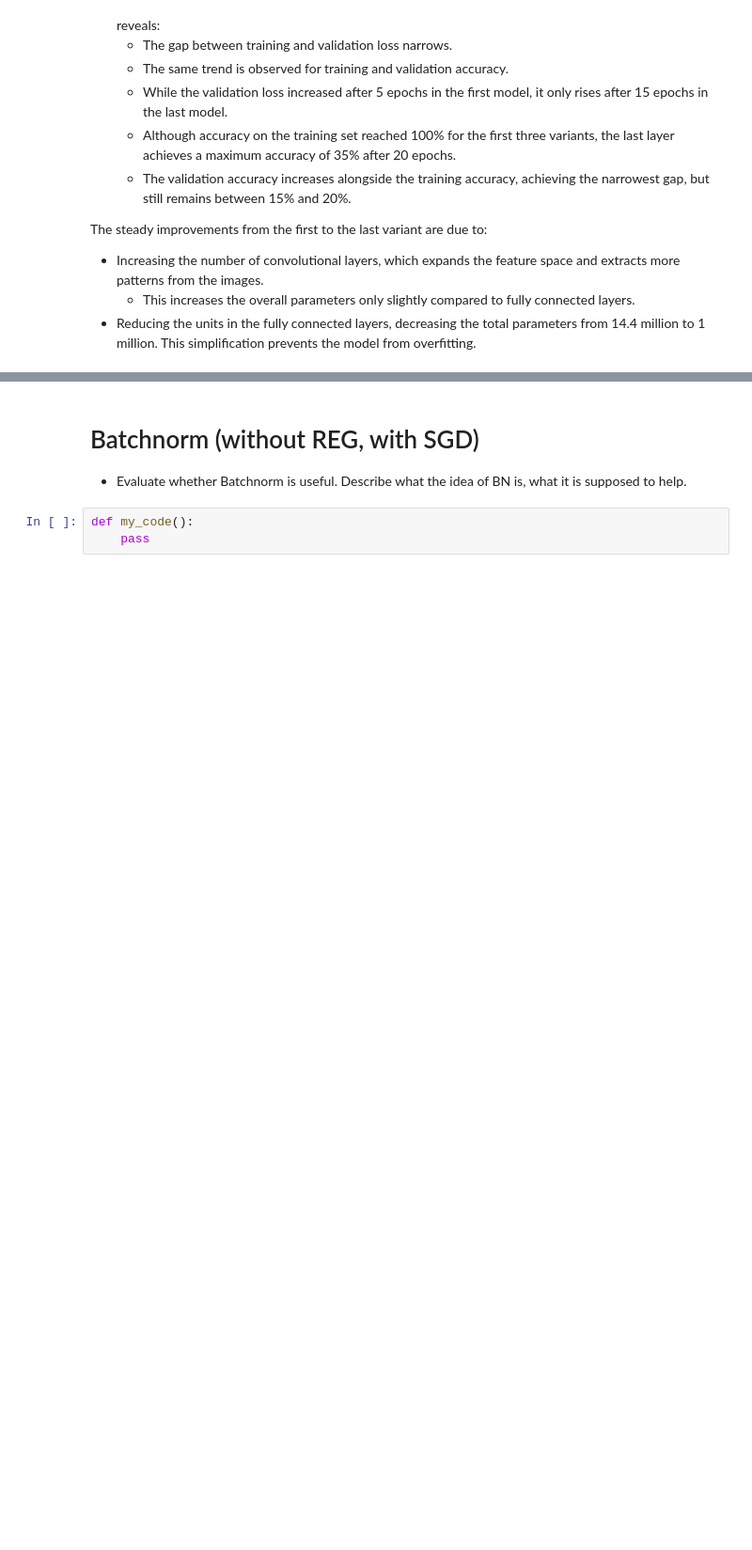
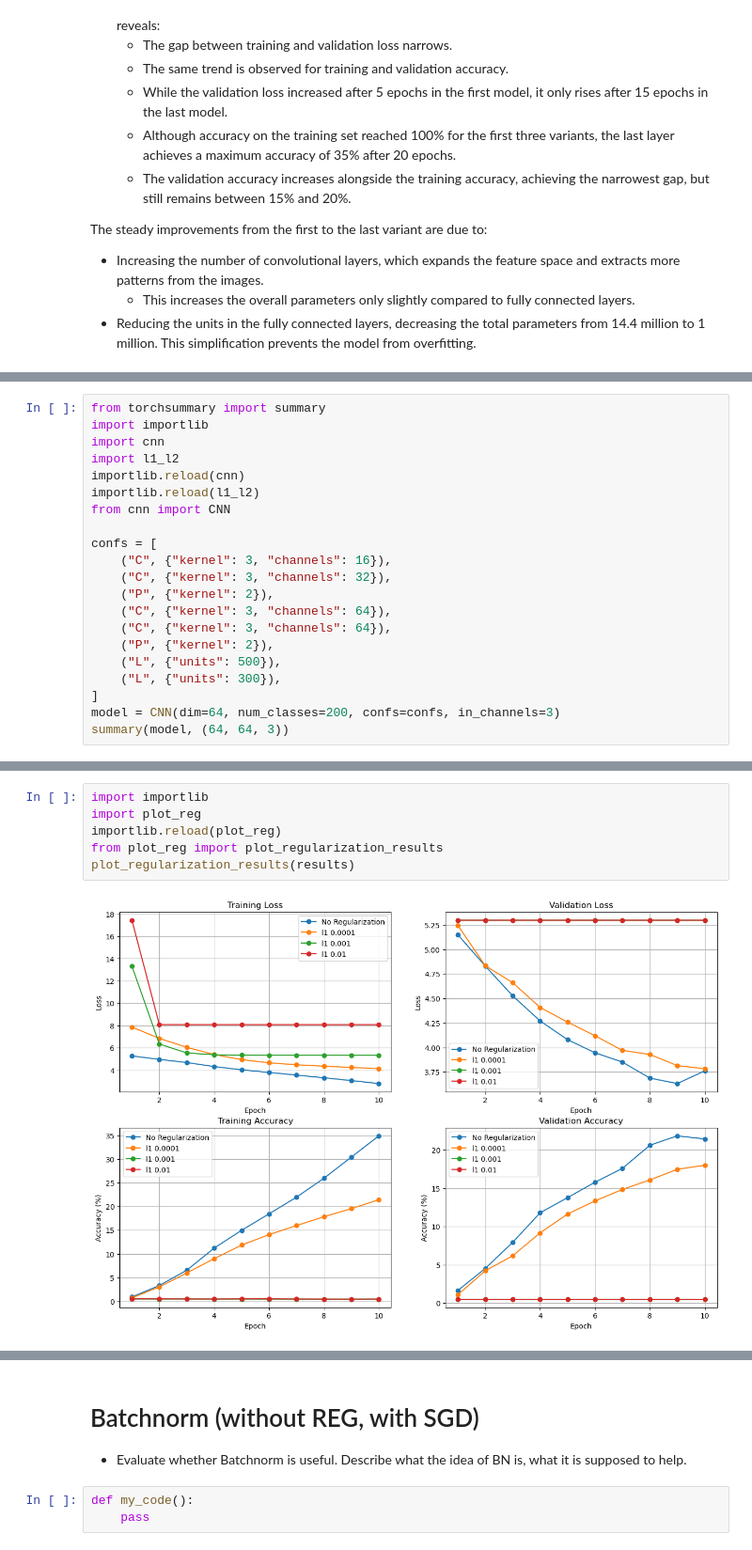
Before and after one commit to hariveliki/deep-learning, a Jupyter notebook: mc1new.ipynb, the cells around one changed output, grey strips where cells are left out. Shown at 94% size. Cells and saved outputs as stored; diff of their text form; blank space fills up the shorter version.

Commit message:
Add regularization l1,l2, and dropout

```diff
--- a/mc1new.ipynb
+++ b/mc1new.ipynb
@@ -947,0 +982,21 @@ def my_code():
+# %%
+from torchsummary import summary
+import importlib
+import cnn
+import l1_l2
+importlib.reload(cnn)
+importlib.reload(l1_l2)
+from cnn import CNN
+
+confs = [
+    ("C", {"kernel": 3, "channels": 16}),
+    ("C", {"kernel": 3, "channels": 32}),
+    ("P", {"kernel": 2}),
+    ("C", {"kernel": 3, "channels": 64}),
+    ("C", {"kernel": 3, "channels": 64}),
+    ("P", {"kernel": 2}),
+    ("L", {"units": 500}),
+    ("L", {"units": 300}),
+]
+model = CNN(dim=64, num_classes=200, confs=confs, in_channels=3)
+summary(model, (64, 64, 3))
@@ -947,0 +1092,8 @@ def my_code():
+# %%
+import importlib
+import plot_reg
+importlib.reload(plot_reg)
+from plot_reg import plot_regularization_results
+plot_regularization_results(results)
+# %% [output]
+[figure, added]
```
Also changed, not shown: parts of 19 cells of this notebook, 8 other files.
